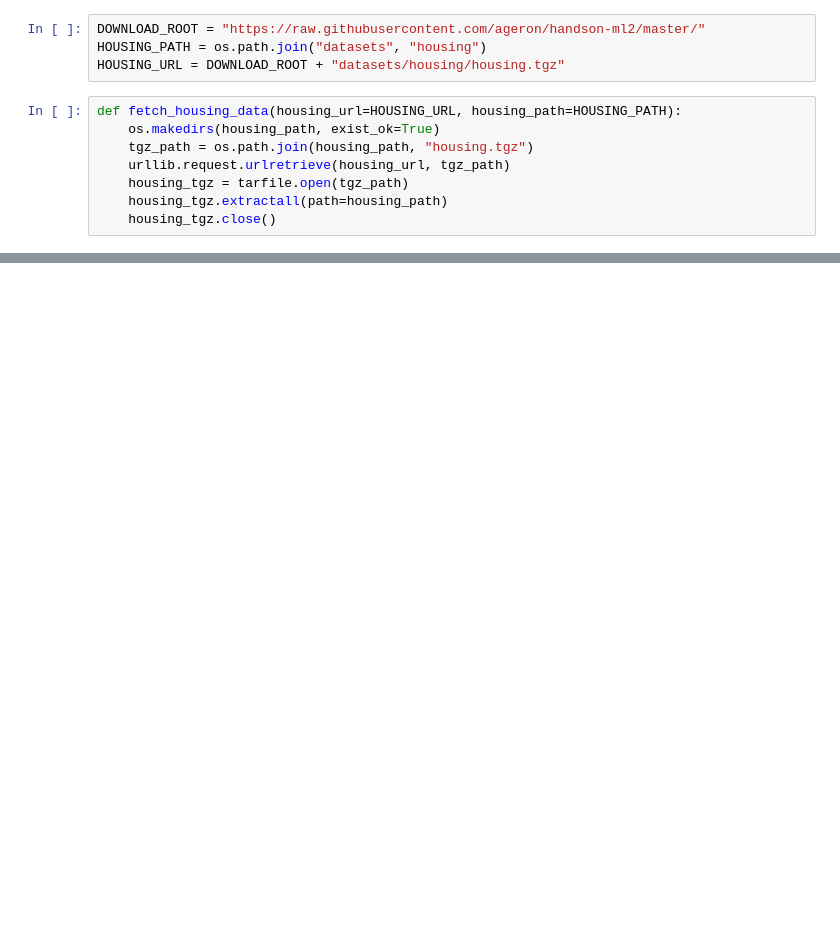
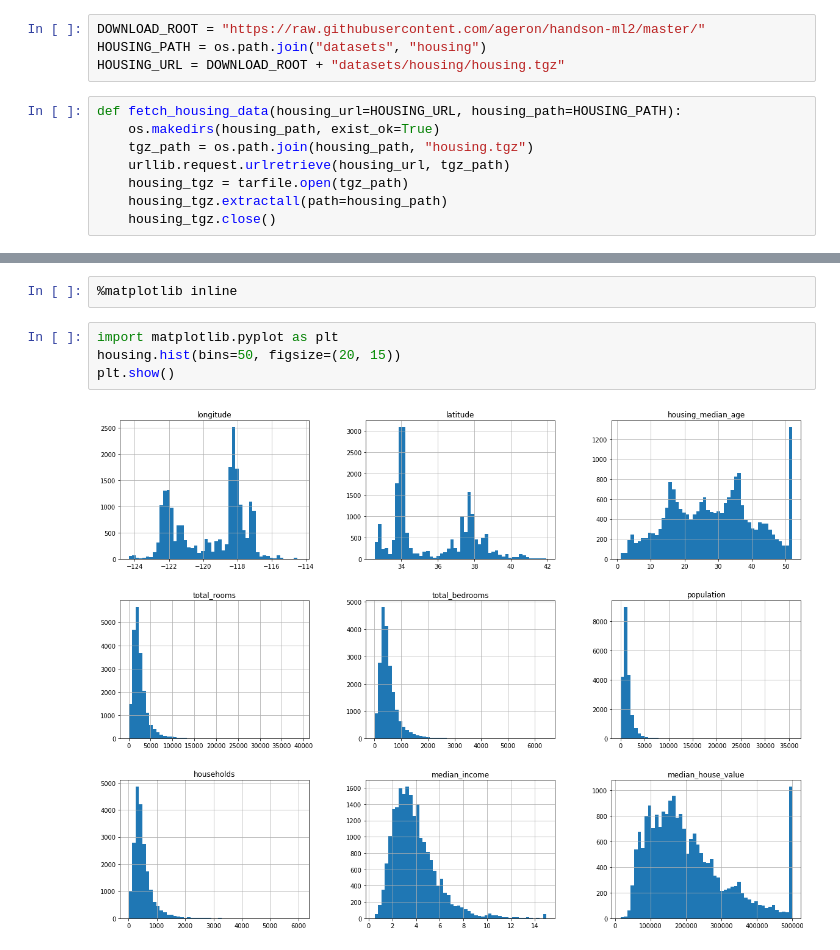
Before and after one commit to Interesting-study/ML-workspace, a Jupyter notebook: Housing.ipynb, the cells around one changed output, grey strips where cells are left out. Cells and saved outputs as stored; diff of their text form; blank space fills up the shorter version.

```diff
--- a/Housing.ipynb
+++ b/Housing.ipynb
@@ -30,0 +79,8 @@ FileNotFoundError: [Errno 2] No such file or directory: 'datasets/housing/housin
+# %%
+%matplotlib inline
+# %%
+import matplotlib.pyplot as plt
+housing.hist(bins=50, figsize=(20, 15))
+plt.show()
+# %% [output]
+[figure, added]
```
Also changed, not shown: parts of 8 cells of this notebook, 3 other files.
